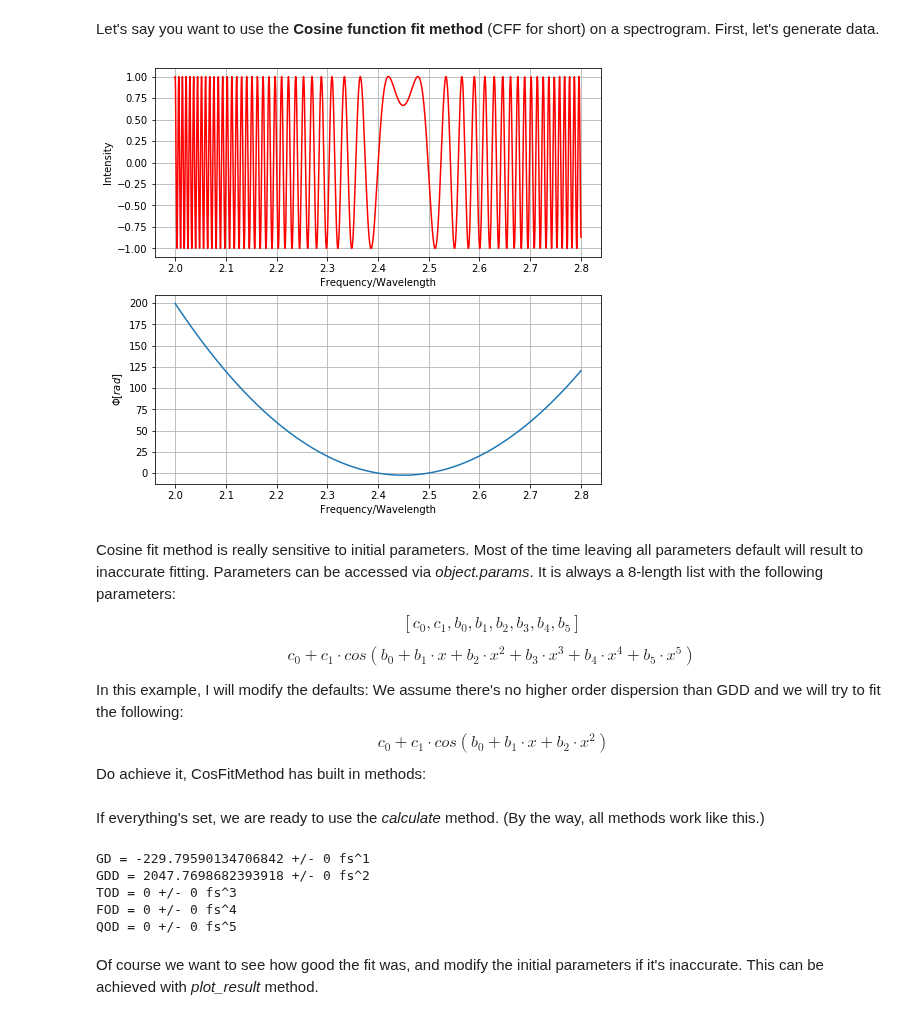
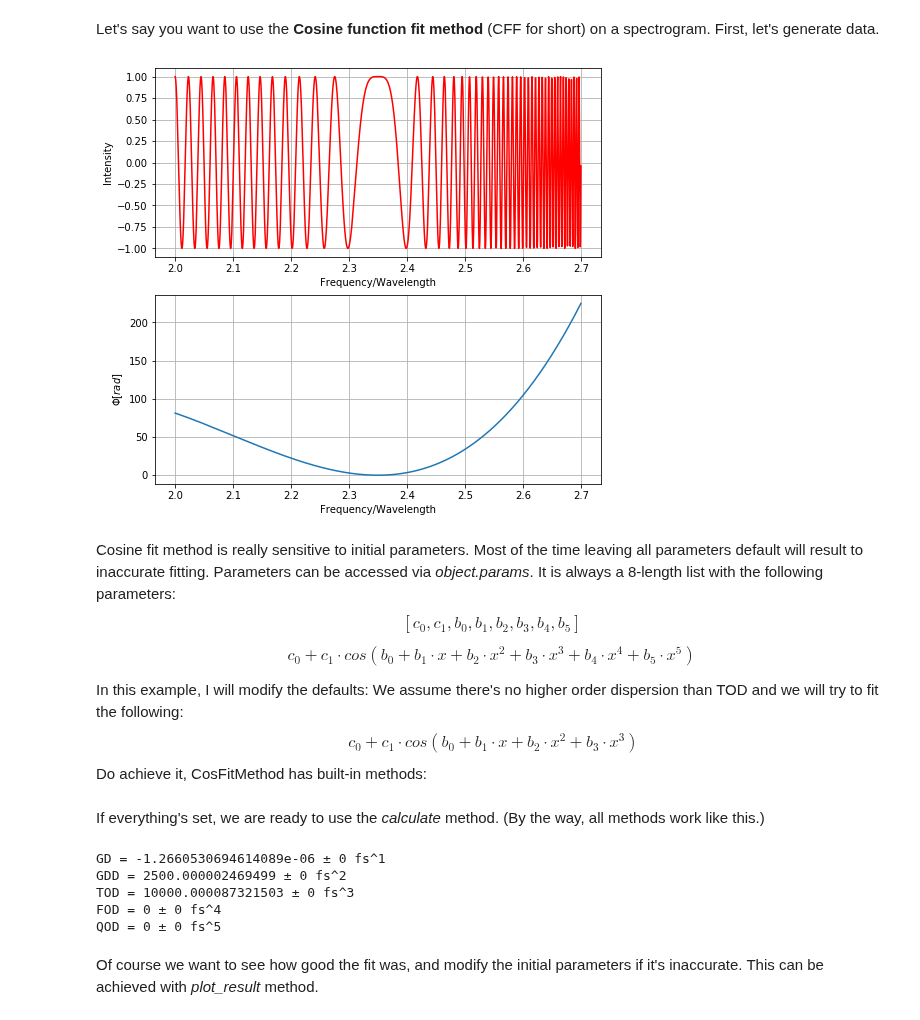
Before and after one commit to Ptrskay3/PySprint, a Jupyter notebook: doc/Methods.ipynb, the cells around one changed output. Saved outputs shown, nothing was run; the diff lists cells and outputs as text; code cells hidden in the pictures.

```diff
--- a/doc/Methods.ipynb
+++ b/doc/Methods.ipynb
@@ -13,13 +13,13 @@ Let's say you want to use the **Cosine function fit method** (CFF for short) on
 # %%
 %matplotlib inline
 
 from pysprint import Generator, CosFitMethod
 
-myspectr = Generator(2, 2.8, 2.4, delay = 150, GD = -250, GDD = 2000, normalize = True)
+myspectr = Generator(2, 2.7, 2.35, delay = 0, GDD = 2500, TOD = 10000, normalize = True)
 myspectr.generate_freq()
 myspectr.phase_graph()
 # %% [output]
-[figure, old version]
+[figure, new version]
 # %%
 #unpacking the generated data
 x, y, ref, sam = myspectr.unpack()
@@ -32,8 +32,8 @@ Cosine fit method is really sensitive to initial parameters. Most of the time le
 $$ c_0 + c_1 \cdot cos (b_0 + b_1\cdot x + b_2\cdot x^2+ b_3\cdot x^3+ b_4\cdot x^4+ b_5\cdot x^5)$$
 
 In this example, I will modify the defaults:
-We assume there's no higher order dispersion than GDD and we will try to fit the following:
-$$\ c_0 + c_1 \cdot cos (b_0 + b_1\cdot x + b_2\cdot x^2)$$
-Do achieve it, CosFitMethod has built in methods:
+We assume there's no higher order dispersion than TOD and we will try to fit the following:
+$$\ c_0 + c_1 \cdot cos (b_0 + b_1\cdot x + b_2\cdot x^2 + b_3\cdot x^3)$$
+Do achieve it, CosFitMethod has built-in methods:
 # %%
 #guess the dispersion
@@ -45,13 +45,13 @@ mycosfit.set_max_order(2)
 If everything's set, we are ready to use the *calculate* method. (By the way, all methods work like this.)
 # %%
 #by calling the calculate method, the parameters immediately printed and also returned
-dispersion, dispersion_std, fit_report = mycosfit.calculate(reference_point = 2.45)
+dispersion, dispersion_std, fit_report = mycosfit.calculate(reference_point = 2.35)
 # %% [output]
-GD = -229.79590134706842 +/- 0 fs^1
-GDD = 2047.7698682393918 +/- 0 fs^2
-TOD = 0 +/- 0 fs^3
-FOD = 0 +/- 0 fs^4
-QOD = 0 +/- 0 fs^5
+GD = -1.2660530694614089e-06 ± 0 fs^1
+GDD = 2500.000002469499 ± 0 fs^2
+TOD = 10000.000087321503 ± 0 fs^3
+FOD = 0 ± 0 fs^4
+QOD = 0 ± 0 fs^5
 # %% [markdown]
 Of course we want to see how good the fit was, and modify the initial parameters if it's inaccurate.
 This can be achieved with *plot_result* method.
```
Also changed, not shown: parts of 9 cells of this notebook, 4 other files.
